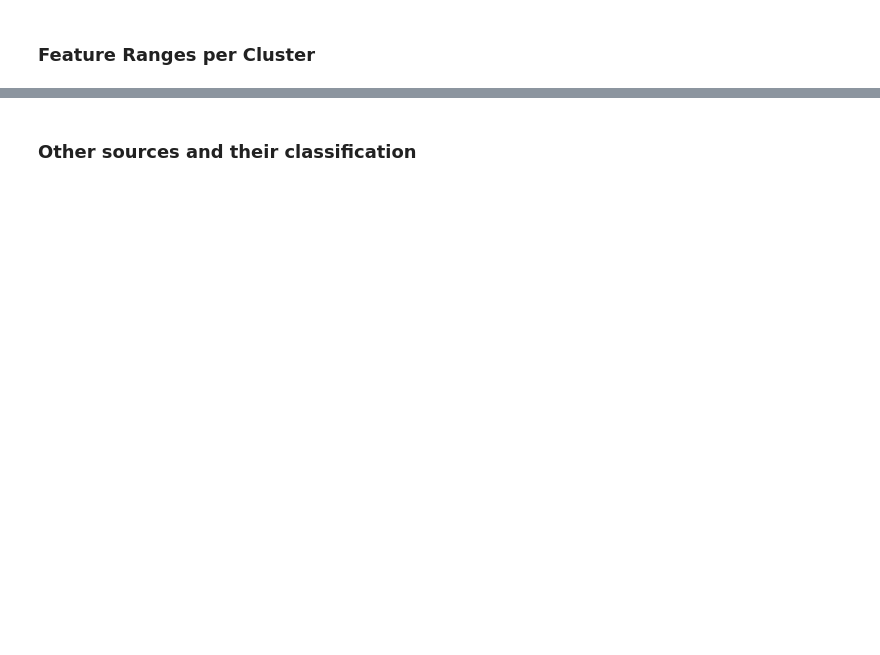
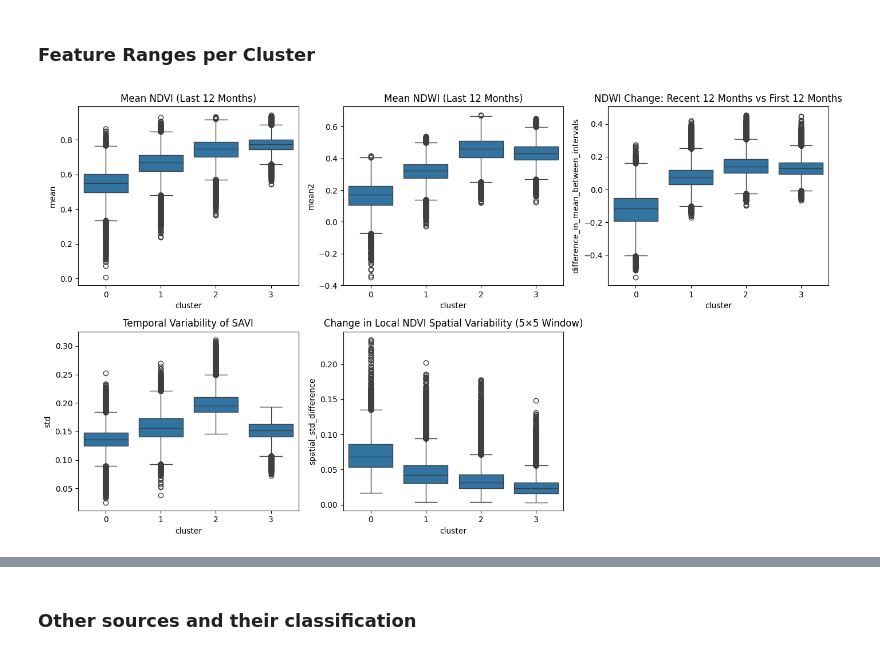
Before and after one commit to Hagenbeck/ForestHealth, a Jupyter notebook: notebooks/clustering.ipynb, the cells around one changed output, grey strips where cells are left out. Saved outputs shown, nothing was run; the diff lists cells and outputs as text; code cells hidden in the pictures; blank space fills up the shorter version.

Commit message:
docs(notebooks): :memo: Made small changes to plots for website post release

```diff
--- a/notebooks/clustering.ipynb
+++ b/notebooks/clustering.ipynb
@@ -228,14 +263,18 @@ titles = {
     "spatial_std_difference": "Change in Local NDVI Spatial Variability (5×5 Window)"
 }
 # %%
-fig, axes = plt.subplots(1, len(y_cols), figsize=(20, 4), sharex=True)
+fig, axes = plt.subplots(2, 3, figsize=(14, 8))
 
-for ax, col in zip(axes, y_cols):
+for ax, col in zip(axes.flatten(), y_cols):
     sns.boxplot(data=result_df, x="cluster", y=col, ax=ax)
     ax.set_title(titles[col])
 
+axes[1, 2].set_axis_off()
+
 plt.tight_layout()
 plt.show()
+# %% [output]
+[figure, added]
 # %% [markdown]
 #### Cluster Interpretation
 
```
Also changed, not shown: parts of 6 cells of this notebook, 1 other file.
